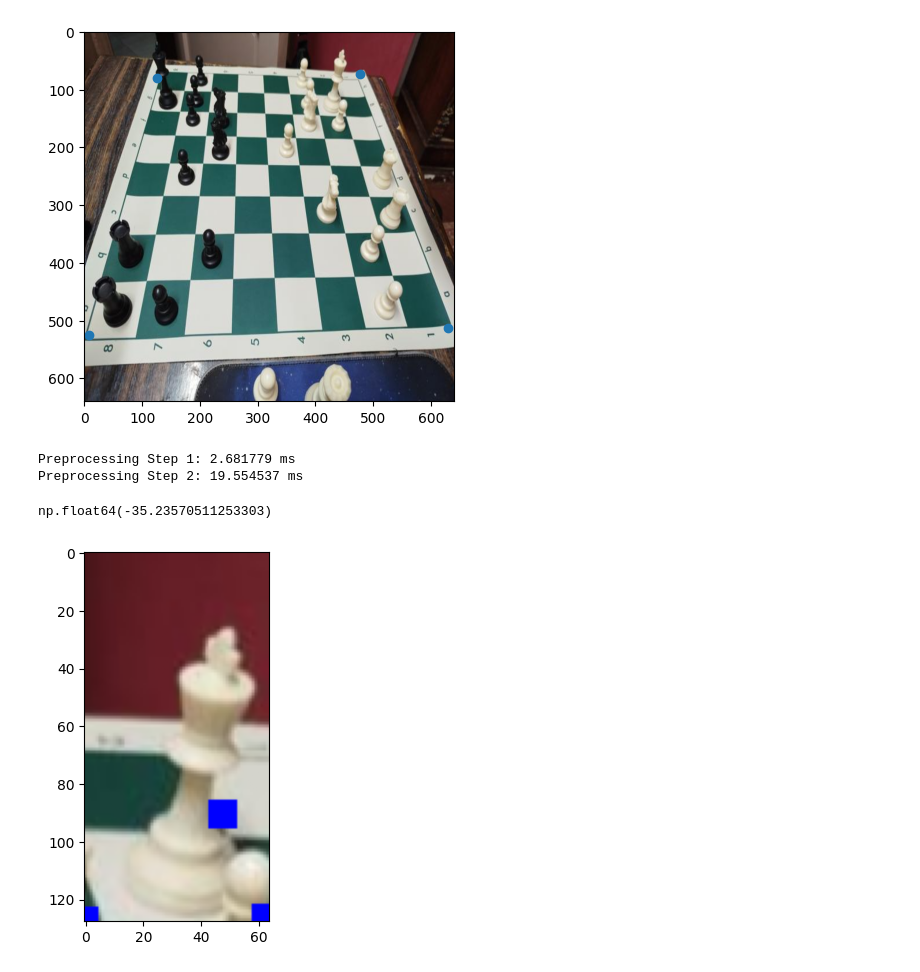
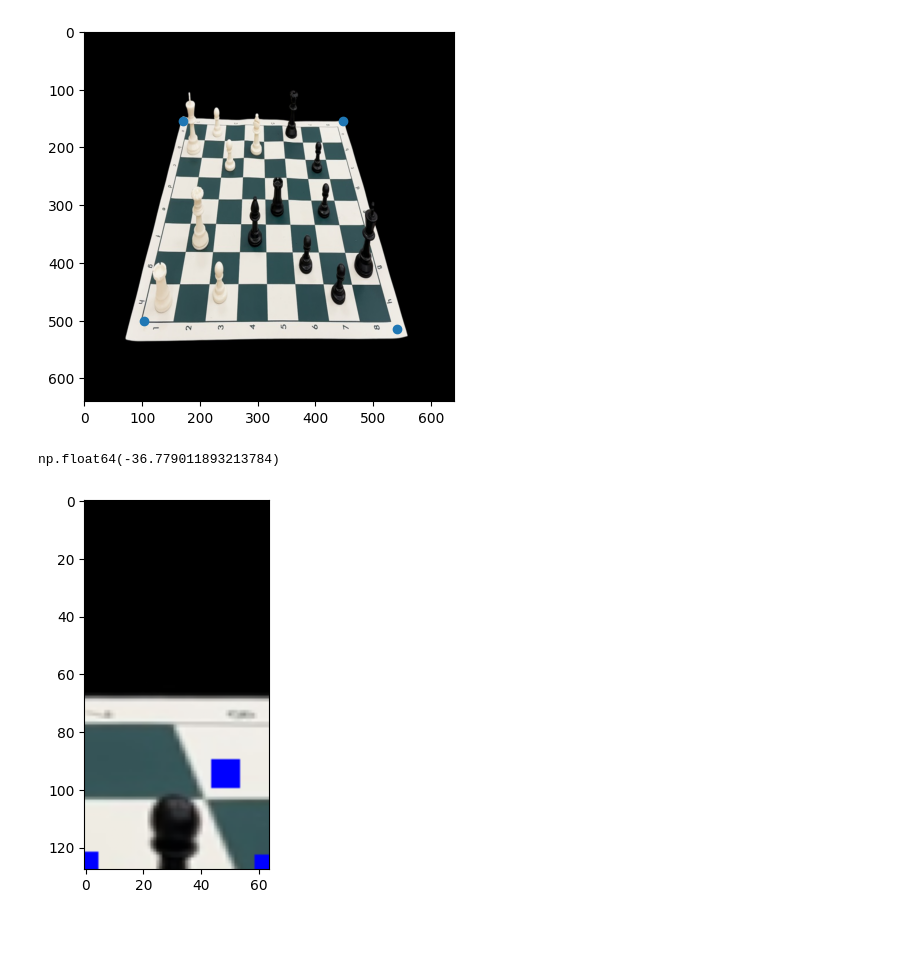
Before and after one commit to MostafaBelo/thesis_chess_lens, a Jupyter notebook: src/PieceDetection/PieceCropper_3D/tmp.ipynb, the cells around one changed output. Drawn from its saved outputs; the diff is of its cells as text; code cells hidden in the pictures; blank space fills up the shorter version.

```diff
--- a/src/PieceDetection/PieceCropper_3D/tmp.ipynb
+++ b/src/PieceDetection/PieceCropper_3D/tmp.ipynb
@@ -11,25 +11,25 @@ import importlib
 from PieceDetection.PieceCropper_3D import PieceCropper
 importlib.reload(PieceCropper);
 # %%
-ds = ChessDataset.ChessDataset(
-    config={
-        "img_size": (640,640)
-    }
-)
-img, _ = ds[278]
+# ds = ChessDataset.ChessDataset(
+#     config={
+#         "img_size": (640,640)
+#     }
+# )
+# img, _ = ds[278]
 # img, _ = ds[220]
-# img = ChessLens.ChessLensImage("./Dataset/img_3.jpeg")
-img = ChessLens.ChessLensImage(img)
+img = ChessLens.ChessLensImage("/home/mostafaelfaggal/Downloads/WhatsApp Image 2025-11-26 at 8.37.43 PM.jpeg")
+# img = ChessLens.ChessLensImage(img)
 img.detect_board()
 _, H, W = img.img.shape
 label = {
     "corners": img.board_detection
 }
 
 plt.imshow(img.img.permute(1,2,0));
 plt.scatter(img.board_detection[:,0], img.board_detection[:,1]);
 # %% [output]
-[figure, old version]
+[figure, new version]
 # %%
 cropper = PieceCropper.PieceCropper()
 # %%
@@ -38,10 +38,8 @@ cropper.set_img(img.img, img.board_detection)
 res = cropper.process_img()
 cropper.cam_pitch
 # %% [output]
-Preprocessing Step 1: 2.681779 ms
-Preprocessing Step 2: 19.554537 ms
+np.float64(-36.779011893213784)
-np.float64(-35.23570511253303)
 # %%
 plt.imshow(res[1,6].permute(1,2,0));
 # %% [output]
-[figure, old version]
+[figure, new version]
```
Also changed, not shown: 28 other files.
